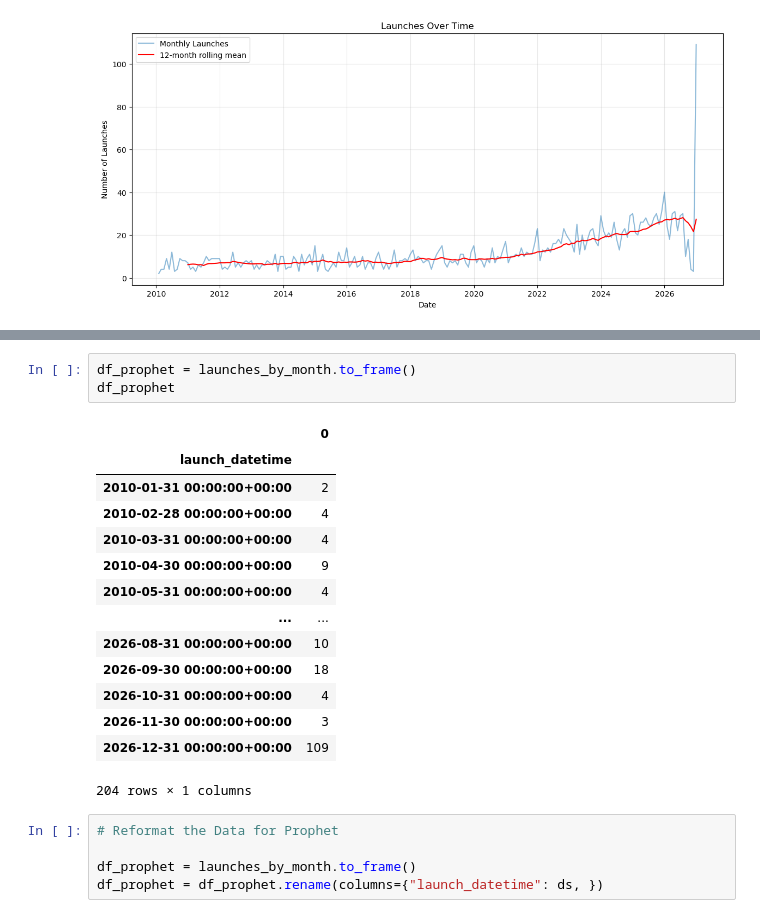
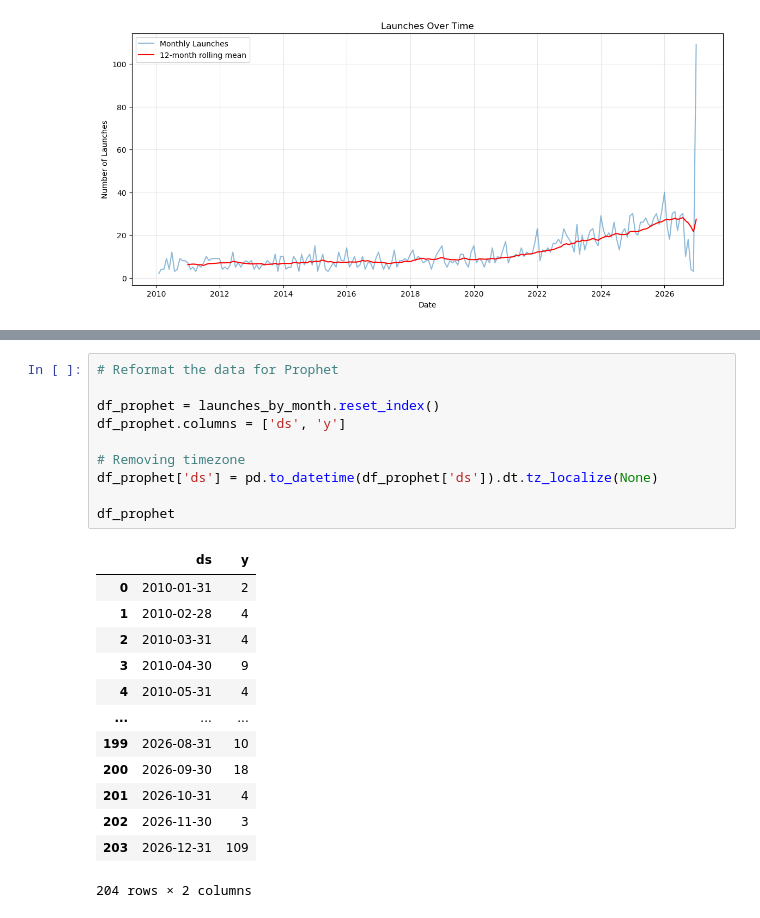
Before and after one commit to kurathemonster/launches, a Jupyter notebook: notebooks/time_series.ipynb, the cells around one changed output, grey strips where cells are left out. Saved outputs shown, nothing was run; the diff lists cells and outputs as text.

```diff
--- a/notebooks/time_series.ipynb
+++ b/notebooks/time_series.ipynb
@@ -114,23 +114,24 @@ plt.show()
 # %%
-df_prophet = launches_by_month.to_frame()
+# Reformat the data for Prophet
+
+df_prophet = launches_by_month.reset_index()
+df_prophet.columns = ['ds', 'y']
+
+# Removing timezone
+df_prophet['ds'] = pd.to_datetime(df_prophet['ds']).dt.tz_localize(None)
+
 df_prophet
 # %% [output]
-|  | 0 |
-| launch_datetime |  |
-| 2010-01-31 00:00:00+00:00 | 2 |
-| 2010-02-28 00:00:00+00:00 | 4 |
-| 2010-03-31 00:00:00+00:00 | 4 |
-| 2010-04-30 00:00:00+00:00 | 9 |
-| 2010-05-31 00:00:00+00:00 | 4 |
-| ... | ... |
-| 2026-08-31 00:00:00+00:00 | 10 |
-| 2026-09-30 00:00:00+00:00 | 18 |
-| 2026-10-31 00:00:00+00:00 | 4 |
-| 2026-11-30 00:00:00+00:00 | 3 |
-| 2026-12-31 00:00:00+00:00 | 109 |
+|  | ds | y |
+| 0 | 2010-01-31 | 2 |
+| 1 | 2010-02-28 | 4 |
+| 2 | 2010-03-31 | 4 |
+| 3 | 2010-04-30 | 9 |
+| 4 | 2010-05-31 | 4 |
+| ... | ... | ... |
+| 199 | 2026-08-31 | 10 |
+| 200 | 2026-09-30 | 18 |
+| 201 | 2026-10-31 | 4 |
+| 202 | 2026-11-30 | 3 |
+| 203 | 2026-12-31 | 109 |
-204 rows × 1 columns
+204 rows × 2 columns
-# %%
-# Reformat the Data for Prophet
-
-df_prophet = launches_by_month.to_frame()
-df_prophet = df_prophet.rename(columns={"launch_datetime": ds, })
```
Also changed, not shown: parts of 4 cells of this notebook.
